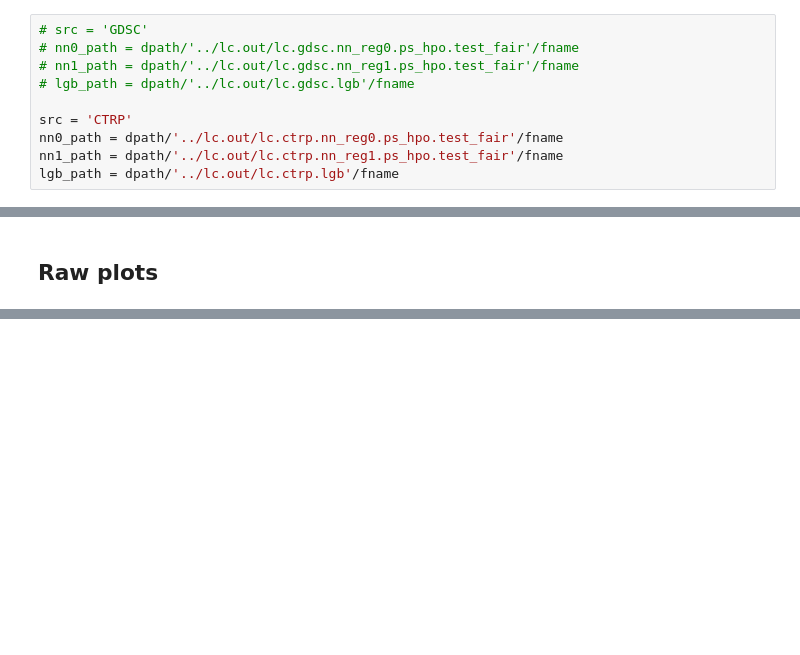
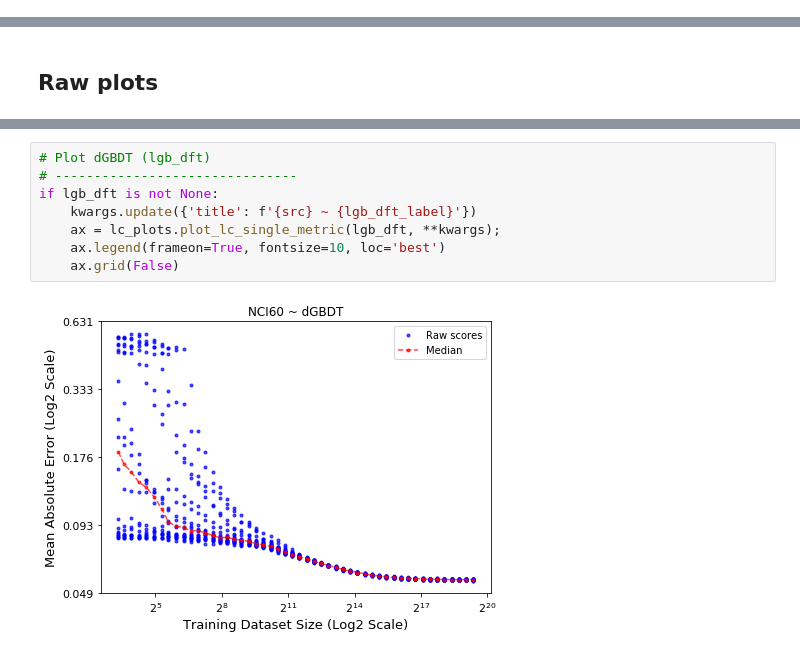
Before and after one commit to adpartin/dr-learning-curves, a Jupyter notebook: nbs/multi_src.ipynb, the cells around one changed output, grey strips where cells are left out. Cells and saved outputs as stored; diff of their text form; blank space fills up the shorter version.

```diff
--- a/nbs/multi_src.ipynb
+++ b/nbs/multi_src.ipynb
@@ -33,10 +33,0 @@ print(dirs)
-# %%
-# src = 'GDSC'
-# nn0_path = dpath/'../lc.out/lc.gdsc.nn_reg0.ps_hpo.test_fair'/fname
-# nn1_path = dpath/'../lc.out/lc.gdsc.nn_reg1.ps_hpo.test_fair'/fname
-# lgb_path = dpath/'../lc.out/lc.gdsc.lgb'/fname
-
-src = 'CTRP'
-nn0_path = dpath/'../lc.out/lc.ctrp.nn_reg0.ps_hpo.test_fair'/fname
-nn1_path = dpath/'../lc.out/lc.ctrp.nn_reg1.ps_hpo.test_fair'/fname
-lgb_path = dpath/'../lc.out/lc.ctrp.lgb'/fname
@@ -58,0 +201,10 @@ kwargs = {'metric_name': met, 'tr_set': t_set, 'xtick_scale': xtick_scale, 'ytic
+# %%
+# Plot dGBDT (lgb_dft)
+# -------------------------------
+if lgb_dft is not None:
+    kwargs.update({'title': f'{src} ~ {lgb_dft_label}'})
+    ax = lc_plots.plot_lc_single_metric(lgb_dft, **kwargs);
+    ax.legend(frameon=True, fontsize=10, loc='best')
+    ax.grid(False)
+# %% [output]
+[figure, added]
```
Also changed, not shown: parts of 33 cells of this notebook, 26 other files.
